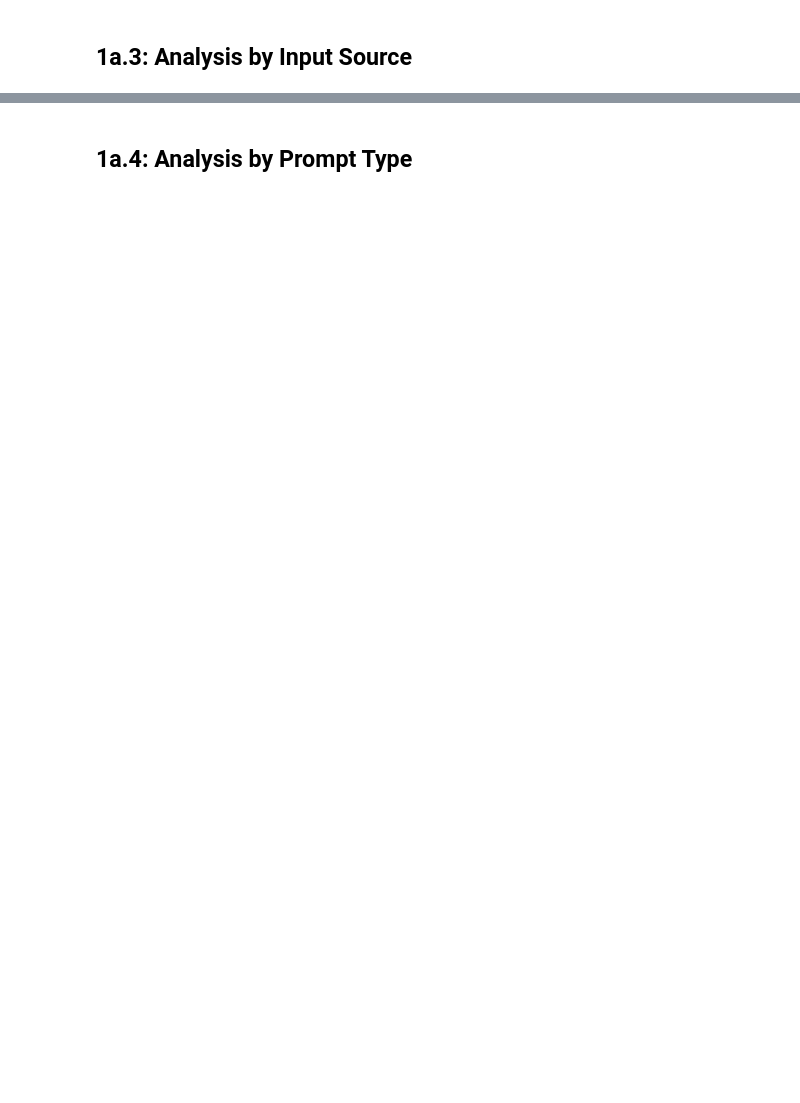
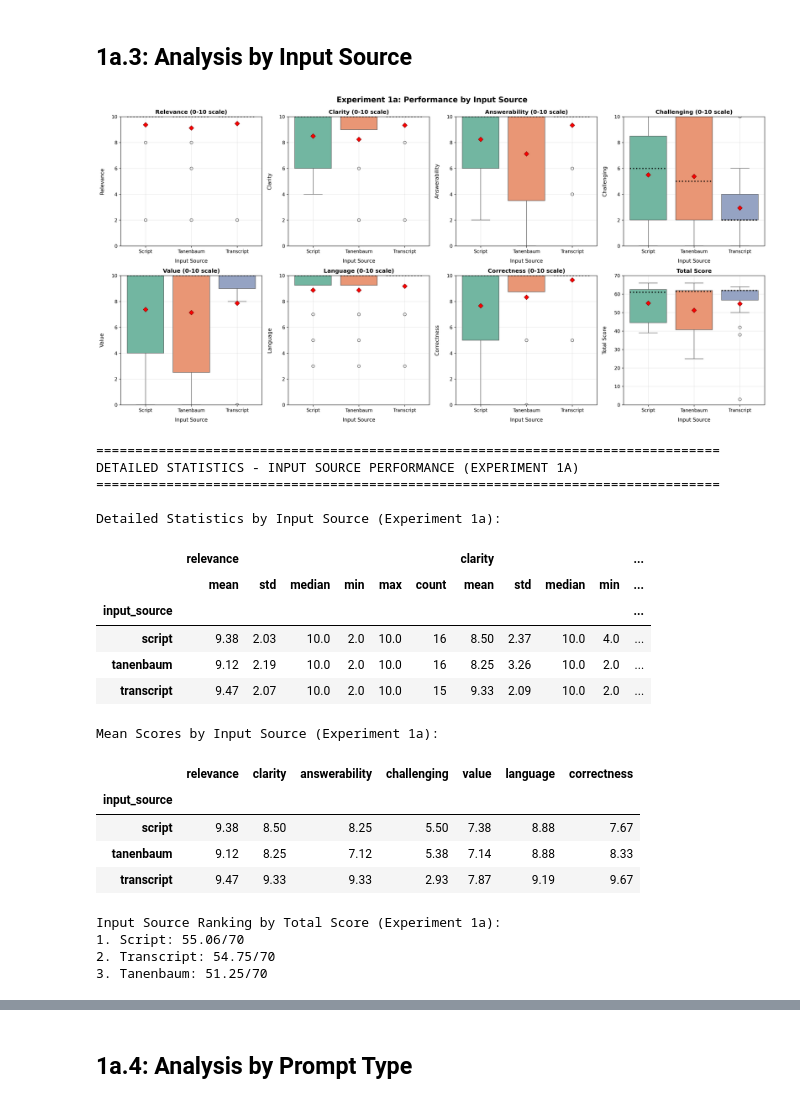
Before and after one commit to mgrube753/bachelor-thesis, a Jupyter notebook: 20_experiments/50_src/evaluation1_qual.ipynb, the cells around one changed output, grey strips where cells are left out. Cells and saved outputs as stored; diff of their text form; code cells hidden in the pictures; blank space fills up the shorter version.

Commit message:
improved evaluation notebook for qualitative eval; gitignore refinement

```diff
--- a/20_experiments/50_src/evaluation1_qual.ipynb
+++ b/20_experiments/50_src/evaluation1_qual.ipynb
@@ -36,13 +10,23 @@ warnings.filterwarnings('ignore')
 
 plt.style.use('default')
 sns.set_palette("Set2")
+plt.rcParams['figure.dpi'] = 300
+plt.rcParams['savefig.dpi'] = 300
+
+pd.set_option('display.max_rows', None)
+pd.set_option('display.max_columns', None)
+pd.set_option('display.width', None)
+pd.set_option('display.max_colwidth', 100)
+
+pd.set_option('display.notebook_repr_html', True)
 
 def create_seaborn_boxplot(data, x, y, ax, title, ylabel, xlabel, scale_range=None):
     colors = ['#66c2a5', '#fc8d62', '#8da0cb', '#e78ac3', '#a6d854', '#ffd92f', '#e5c494', '#b3b3b3']
     unique_vals = sorted(data[x].unique())
     palette = colors[:len(unique_vals)]
 
-    sns.boxplot(data=data, x=x, y=y, ax=ax, palette=palette)
+    sns.boxplot(data=data, x=x, y=y, ax=ax, palette=palette,
+                medianprops={'color': 'black', 'linewidth': 2.5, 'linestyle': ':'})
 
     for i, val in enumerate(unique_vals):
         mean_val = data[data[x] == val][y].mean()
@@ -256,38 +324,90 @@ exp1a_source_detailed_stats = exp1a_df.groupby('input_source')[all_criteria_with
 tables['exp1a_source_detailed_stats'] = exp1a_source_detailed_stats
 print("\nDetailed Statistics by Input Source (Experiment 1a):")
 display(exp1a_source_detailed_stats)
 
 exp1a_source_means = exp1a_df.groupby('input_source')[numeric_cols_1a].mean().round(2)
 tables['exp1a_source_means'] = exp1a_source_means
 print("\nMean Scores by Input Source (Experiment 1a):")
 display(exp1a_source_means)
 
 exp1a_source_overall = exp1a_df.groupby('input_source')['total_score'].mean().sort_values(ascending=False)
 tables['exp1a_source_ranking'] = exp1a_source_overall
 print("\nInput Source Ranking by Total Score (Experiment 1a):")
 for i, (source, score) in enumerate(exp1a_source_overall.items(), 1):
     print(f"{i}. {source.title()}: {score:.2f}/70")
 
 fig, ax = plt.subplots(figsize=(12, 8))
 plots['exp1a_llm_source_heatmap'] = fig
 
-heatmap_data = exp1a_df.groupby(['llm', 'input_source'])['total_score'].mean().unstack()
-llm_labels = [label.title() for label in heatmap_data.index]
-source_labels = [label.title() for label in heatmap_data.columns]
+heatmap_mean = exp1a_df.groupby(['llm', 'input_source'])['total_score'].mean().unstack()
+heatmap_std = exp1a_df.groupby(['llm', 'input_source'])['total_score'].std().unstack()
 
-sns.heatmap(heatmap_data, annot=True, fmt='.1f', cmap='viridis',
-            xticklabels=source_labels, yticklabels=llm_labels, ax=ax)
-ax.set_title('Experiment 1a: Mean Total Score (LLM vs Input Source)', fontsize=14, fontweight='bold')
-ax.set_xlabel('Input Source', fontsize=12)
-ax.set_ylabel('LLM', fontsize=12)
+annot_matrix = heatmap_mean.copy()
+for i in range(len(heatmap_mean.index)):
+    for j in range(len(heatmap_mean.columns)):
+        mean_val = heatmap_mean.iloc[i, j]
+        std_val = heatmap_std.iloc[i, j]
+        if pd.notna(mean_val) and pd.notna(std_val):
+            annot_matrix.iloc[i, j] = f"{mean_val:.1f}\n({std_val:.1f})"
+        elif pd.notna(mean_val):
+            annot_matrix.iloc[i, j] = f"{mean_val:.1f}"
+
+llm_labels = [label.title() for label in heatmap_mean.index]
+source_labels = [label.title() for label in heatmap_mean.columns]
+
+sns.heatmap(heatmap_mean,
+            annot=annot_matrix,
+            fmt='',
+            cmap='RdYlBu_r',
+            center=heatmap_mean.mean().mean(),
+            square=True,
+            linewidths=0.5,
+            linecolor='white',
+            cbar_kws={'shrink': 0.8, 'label': 'Total Score'},
+            annot_kws={'size': 10, 'weight': 'bold'},
+            xticklabels=source_labels,
+            yticklabels=llm_labels,
+            ax=ax)
+
+ax.set_title('Experiment 1a: Mean Total Score (LLM vs Input Source)\nValues: Mean (Std)',
+             fontsize=16, fontweight='bold', pad=20)
+ax.set_xlabel('Input Source', fontsize=14, fontweight='bold', labelpad=10)
+ax.set_ylabel('LLM', fontsize=14, fontweight='bold', labelpad=10)
+
+ax.set_xticklabels(ax.get_xticklabels(), rotation=45, ha='right')
+ax.set_yticklabels(ax.get_yticklabels(), rotation=0)
+
 plt.tight_layout()
 plt.show()
 
 print("\n" + "="*80)
 print("DETAILED STATISTICS - LLM vs INPUT SOURCE COMBINATIONS (EXPERIMENT 1A)")
 print("="*80)
 
 exp1a_llm_source_combinations = exp1a_df.groupby(['llm', 'input_source'])['total_score'].agg(['mean', 'std', 'median', 'min', 'max', 'count']).round(2)
 tables['exp1a_llm_source_combinations'] = exp1a_llm_source_combinations
 print("\nDetailed Statistics for LLM vs Input Source Combinations (Experiment 1a):")
 display(exp1a_llm_source_combinations)
+# %% [output]
+[figure, added]
+================================================================================
+DETAILED STATISTICS - INPUT SOURCE PERFORMANCE (EXPERIMENT 1A)
+================================================================================
+
+Detailed Statistics by Input Source (Experiment 1a):
+|  | relevance |  |  |  |  |  | clarity |  |  |  | ... |
+|  | mean | std | median | min | max | count | mean | std | median | min | ... |
+| input_source |  |  |  |  |  |  |  |  |  |  | ... |
+| script | 9.38 | 2.03 | 10.0 | 2.0 | 10.0 | 16 | 8.50 | 2.37 | 10.0 | 4.0 | ... |
+| tanenbaum | 9.12 | 2.19 | 10.0 | 2.0 | 10.0 | 16 | 8.25 | 3.26 | 10.0 | 2.0 | ... |
+| transcript | 9.47 | 2.07 | 10.0 | 2.0 | 10.0 | 15 | 9.33 | 2.09 | 10.0 | 2.0 | ... |
+Mean Scores by Input Source (Experiment 1a):
+|  | relevance | clarity | answerability | challenging | value | language | correctness |
+| input_source |  |  |  |  |  |  |  |
+| script | 9.38 | 8.50 | 8.25 | 5.50 | 7.38 | 8.88 | 7.67 |
+| tanenbaum | 9.12 | 8.25 | 7.12 | 5.38 | 7.14 | 8.88 | 8.33 |
+| transcript | 9.47 | 9.33 | 9.33 | 2.93 | 7.87 | 9.19 | 9.67 |
+Input Source Ranking by Total Score (Experiment 1a):
+1. Script: 55.06/70
+2. Transcript: 54.75/70
+3. Tanenbaum: 51.25/70
```
Also changed, not shown: parts of 13 cells of this notebook, 26 other files.
